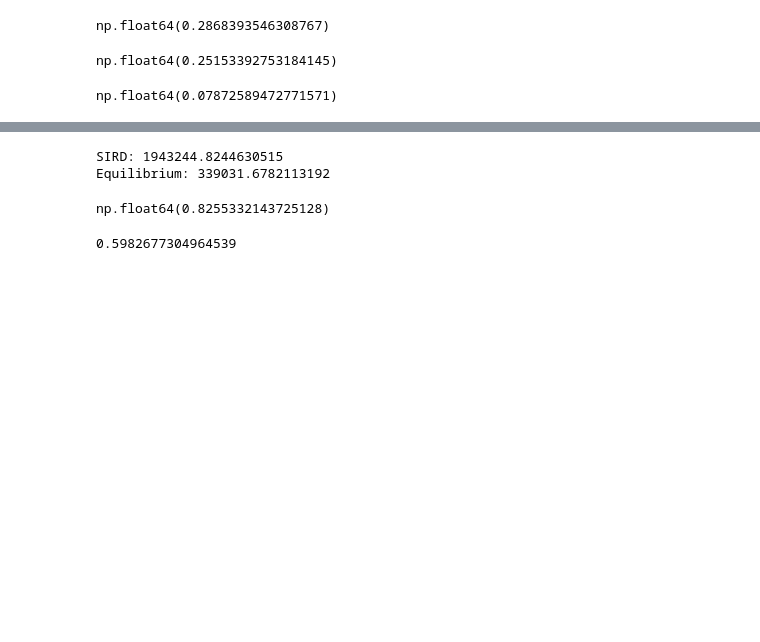
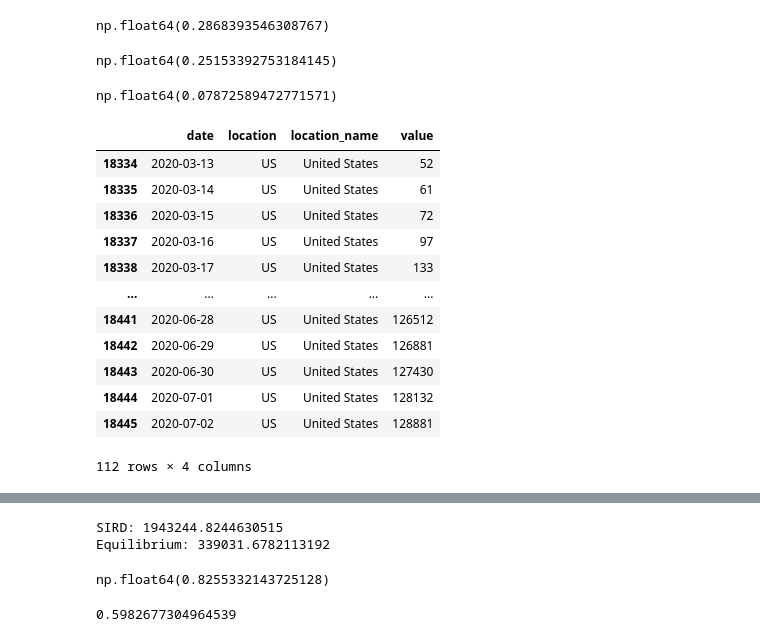
Before and after one commit to lorenzoamir/EpiNetworkPaper, a Jupyter notebook: epi-econ/notebook.ipynb, the cells around one changed output, grey strips where cells are left out. Drawn from its saved outputs; the diff is of its cells as text; code cells hidden in the pictures; blank space fills up the shorter version.

```diff
--- a/epi-econ/notebook.ipynb
+++ b/epi-econ/notebook.ipynb
@@ -333,0 +335,16 @@ np.float64(0.07872589472771571)
+# %%
+truth
+# %% [output]
+|  | date | location | location_name | value |
+| 18334 | 2020-03-13 | US | United States | 52 |
+| 18335 | 2020-03-14 | US | United States | 61 |
+| 18336 | 2020-03-15 | US | United States | 72 |
+| 18337 | 2020-03-16 | US | United States | 97 |
+| 18338 | 2020-03-17 | US | United States | 133 |
+| ... | ... | ... | ... | ... |
+| 18441 | 2020-06-28 | US | United States | 126512 |
+| 18442 | 2020-06-29 | US | United States | 126881 |
+| 18443 | 2020-06-30 | US | United States | 127430 |
+| 18444 | 2020-07-01 | US | United States | 128132 |
+| 18445 | 2020-07-02 | US | United States | 128881 |
+112 rows × 4 columns
```
Also changed, not shown: parts of 21 cells of this notebook, 19 other files.
